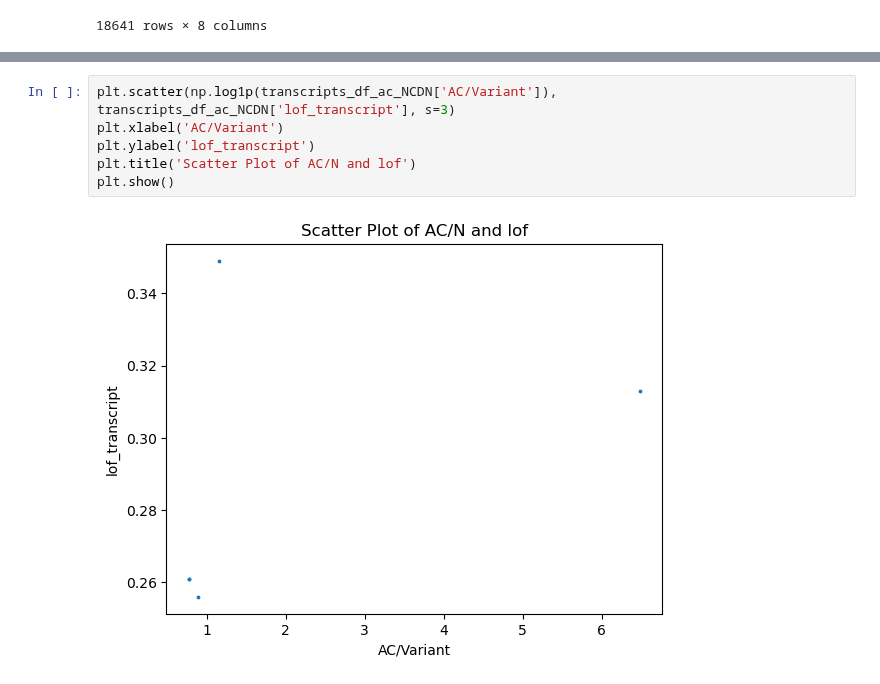
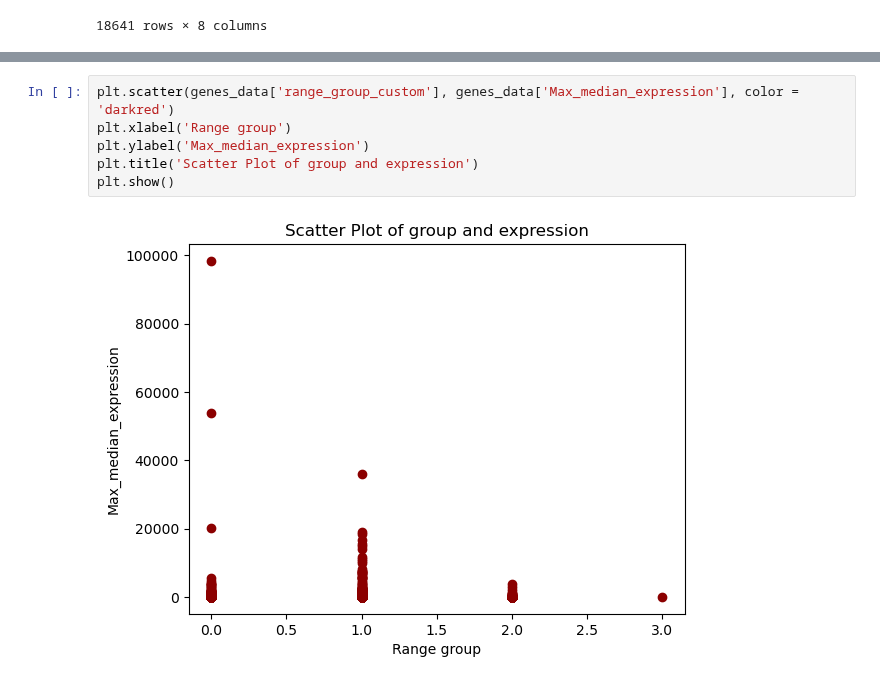
Before and after one commit to nastasia-iv/genvar, a Jupyter notebook: transcript_conservativity/code/all_genes_analysis.ipynb, the cells around one changed output, grey strips where cells are left out. Cells and saved outputs as stored; diff of their text form.

```diff
--- a/transcript_conservativity/code/all_genes_analysis.ipynb
+++ b/transcript_conservativity/code/all_genes_analysis.ipynb
@@ -1060,8 +85,8 @@ transcripts_df_ac_NCDN
-# %%
-plt.scatter(np.log1p(transcripts_df_ac_NCDN['AC/Variant']), transcripts_df_ac_NCDN['lof_transcript'], s=3)
-plt.xlabel('AC/Variant')
-plt.ylabel('lof_transcript')
-plt.title('Scatter Plot of AC/N and lof')
-plt.show()
-# %% [output]
-[figure, removed]
+# %%
+plt.scatter(genes_data['range_group_custom'], genes_data['Max_median_expression'], color = 'darkred')
+plt.xlabel('Range group')
+plt.ylabel('Max_median_expression')
+plt.title('Scatter Plot of group and expression')
+plt.show()
+# %% [output]
+[figure, added]
```
Also changed, not shown: parts of 74 cells of this notebook.
